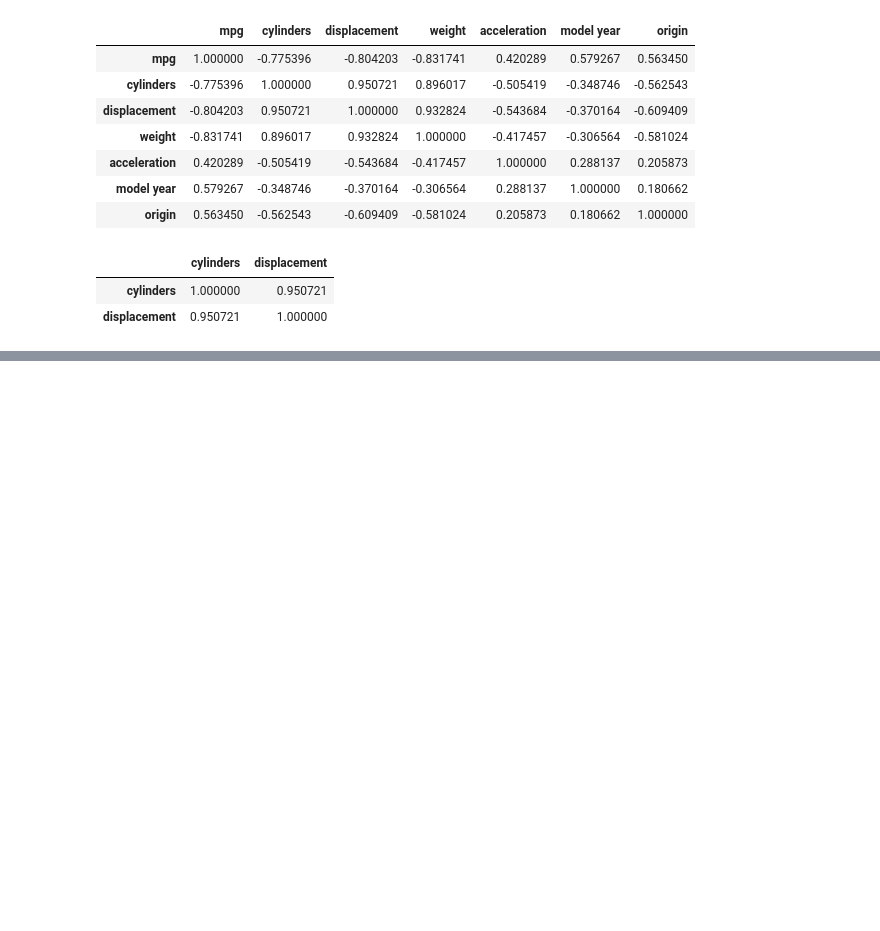
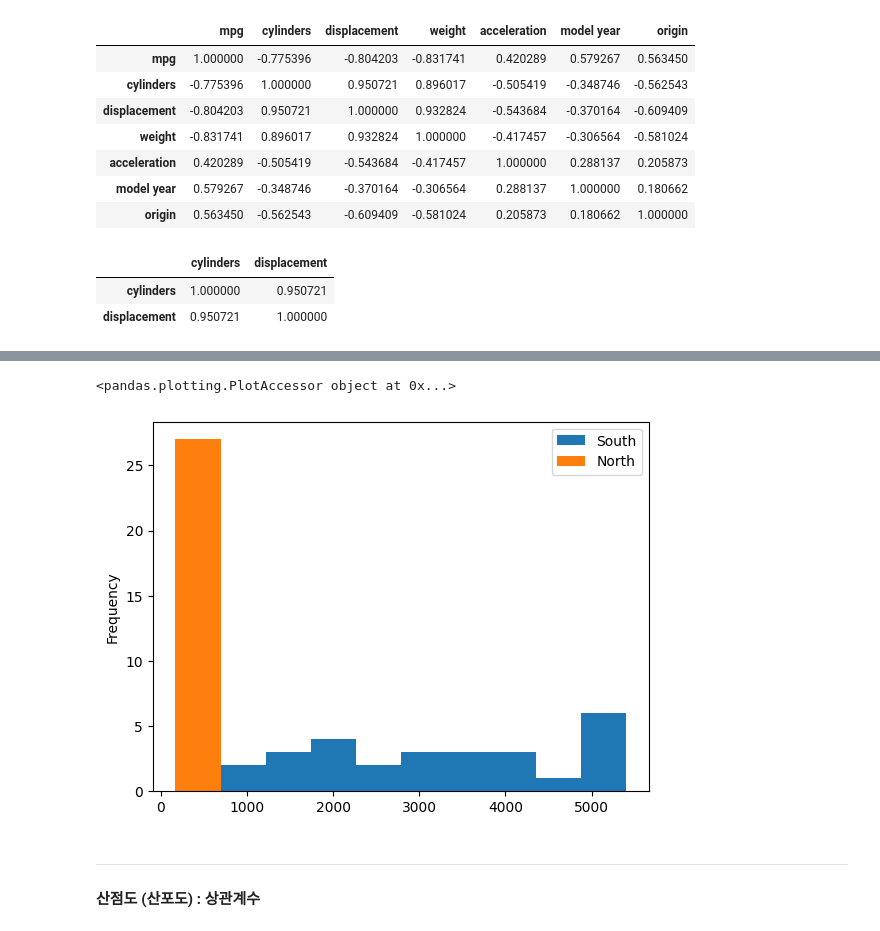
Before and after one commit to Hgracefield/dataAnalysis, a Jupyter notebook: Note/05.Data살펴보기.ipynb, the cells around one changed output, grey strips where cells are left out. Cells and saved outputs as stored; diff of their text form; code cells hidden in the pictures; blank space fills up the shorter version.

```diff
--- a/Note/05.Data살펴보기.ipynb
+++ b/Note/05.Data살펴보기.ipynb
@@ -266,0 +420,12 @@ df[['cylinders', 'displacement']].corr()
+# %%
+# 히스토그램 : 빈도수 (숫자로 보고 싶으면 value_count)
+tdf_sn.plot(
+    kind='hist'
+)
+tdf_sn.plot
+# %% [output]
+<pandas.plotting.PlotAccessor object at 0x...>
+[figure, added]
+# %% [markdown]
+---
+#### 산점도 (산포도) : 상관계수
```
Also changed, not shown: parts of 22 cells of this notebook, 1 other file.
